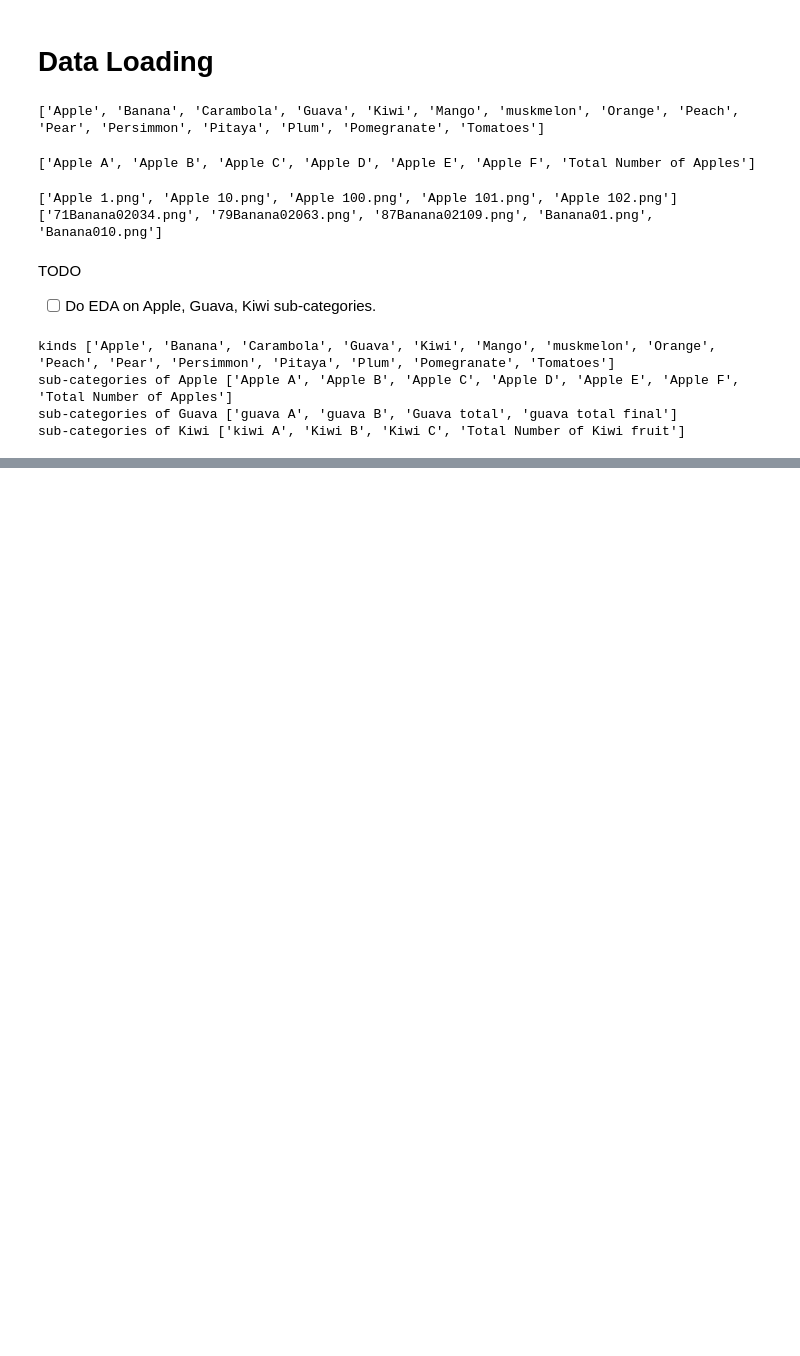
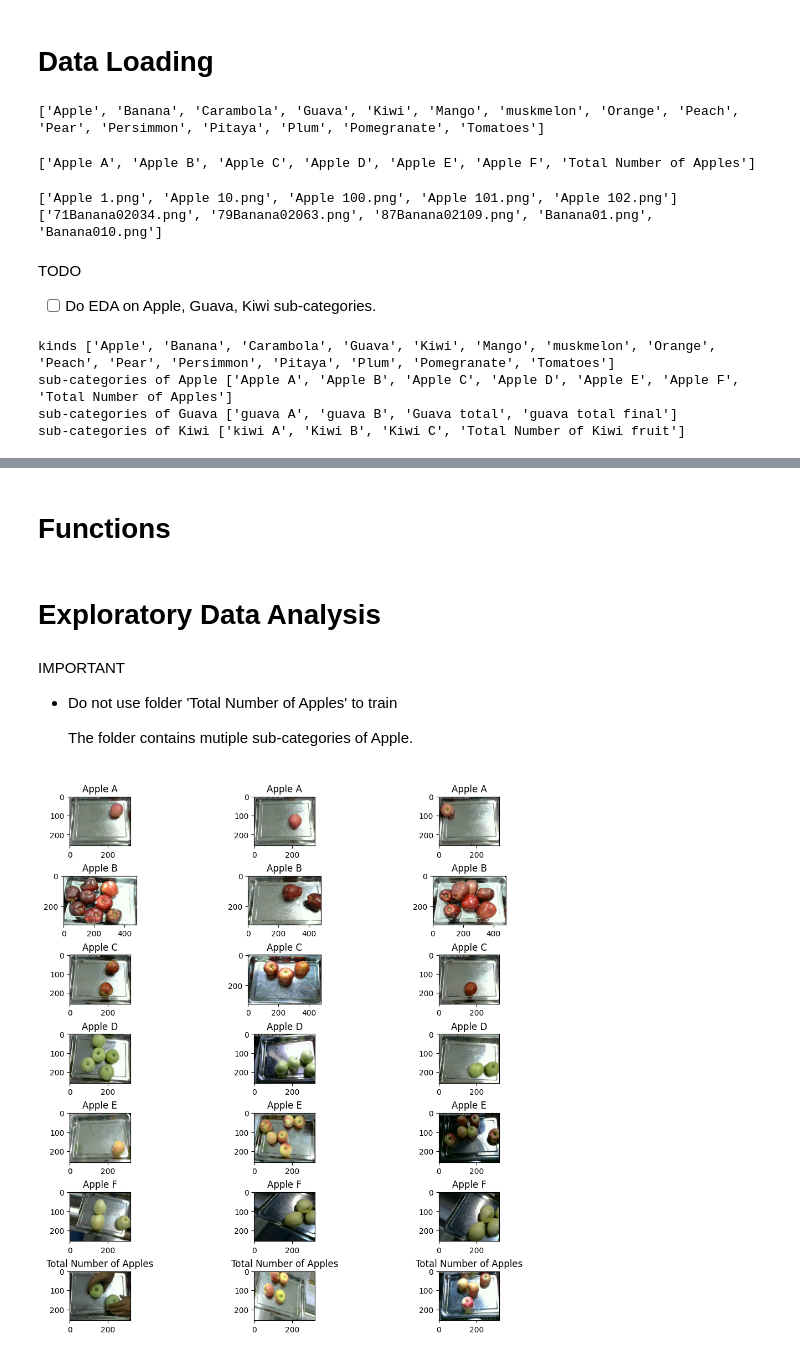
Before and after one commit to jasonrichdarmawan/p2-ml2, a Jupyter notebook: h8dsft_P2M2_jason_rich_darmawan_onggo_putra.ipynb, the cells around one changed output, grey strips where cells are left out. Drawn from its saved outputs; the diff is of its cells as text; code cells hidden in the pictures; blank space fills up the shorter version.

Commit message:
add EDA apple, guava, kiwi

```diff
--- a/h8dsft_P2M2_jason_rich_darmawan_onggo_putra.ipynb
+++ b/h8dsft_P2M2_jason_rich_darmawan_onggo_putra.ipynb
@@ -98,3 +103,28 @@ df.head()
 | 2 | Apple A | ./data/Apple/Apple A/Apple 100.png |
 | 3 | Apple A | ./data/Apple/Apple A/Apple 101.png |
 | 4 | Apple A | ./data/Apple/Apple A/Apple 102.png |
+# %% [markdown]
+# Functions
+# %%
+def imshow_kind(kind='Apple'):
+    samples = df[df['kind'].str.contains(kind, case=False)] \
+        .groupby(by='kind').sample(3, random_state=None)
+
+    fig, axes = plt.subplots(
+        nrows=len(samples['kind'].unique()), ncols=3, figsize=(10,10),
+        layout='constrained')
+    for (_, sample), ax in zip(samples.iterrows(), axes.ravel()):
+        img = mpimg.imread(sample['path'])
+        ax.imshow(img)
+        ax.set_title(sample['kind'])
+# %% [markdown]
+# Exploratory Data Analysis
+# %% [markdown]
+IMPORTANT
+- Do not use folder 'Total Number of Apples' to train
+
+  The folder contains mutiple sub-categories of Apple.
+# %%
+imshow_kind(kind='Apple')
+# %% [output]
+[figure, added]
```
Also changed, not shown: parts of 7 cells of this notebook, 2 other files.
